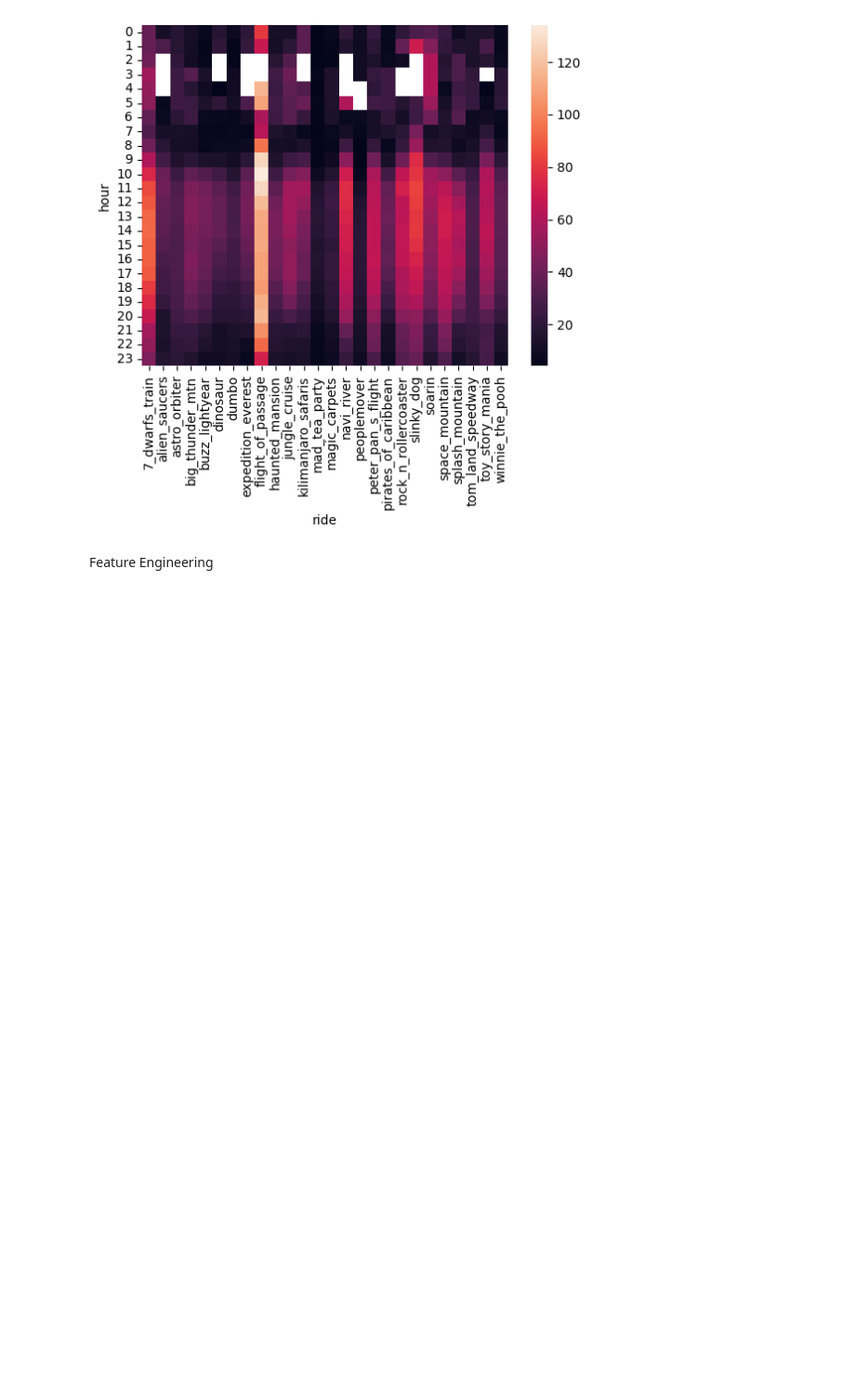
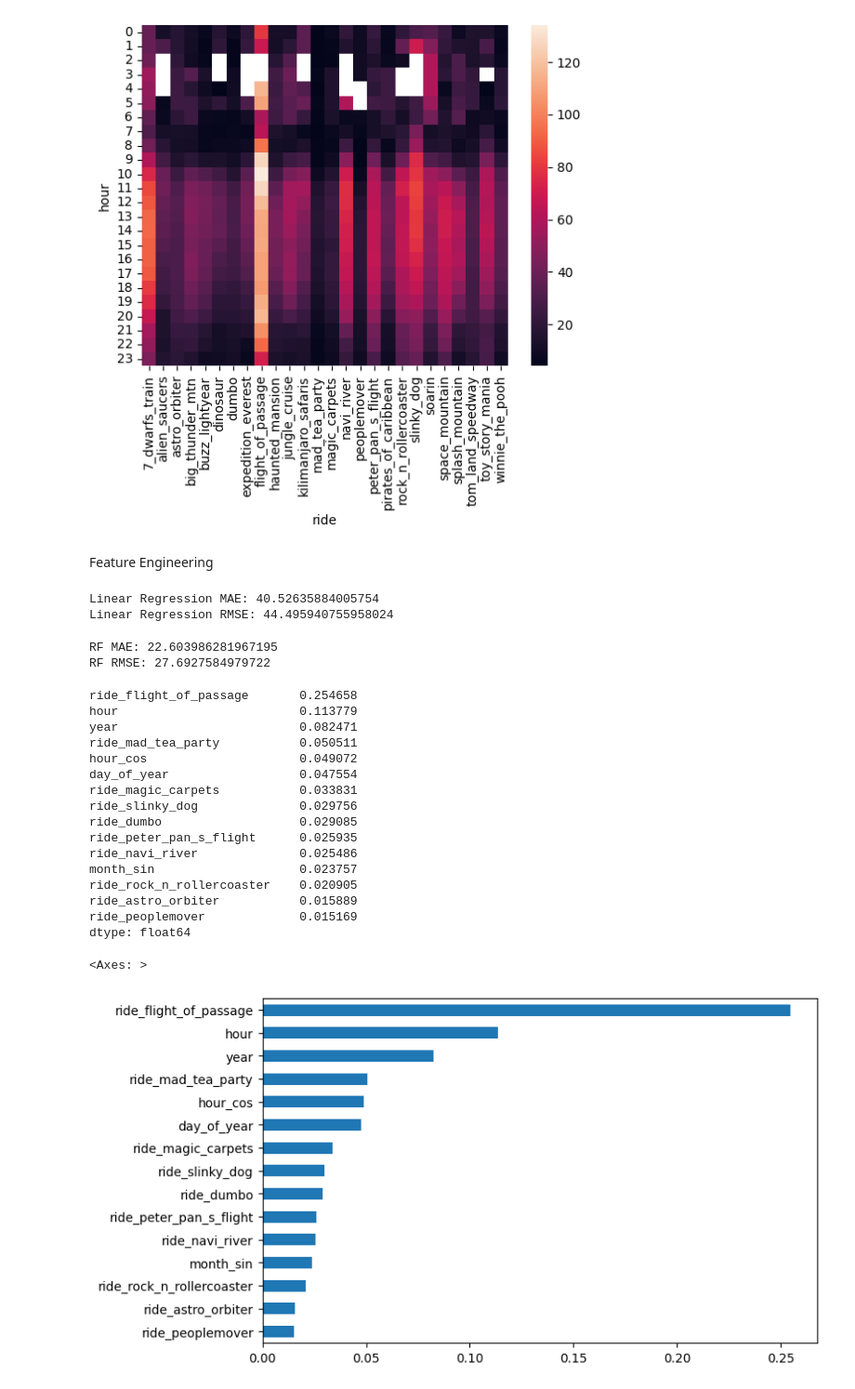
Before and after one commit to brittneychan/disneypred, a Jupyter notebook: notebooks/dataset.ipynb, the cells around one changed output. Shown at 93% size. Drawn from its saved outputs; the diff is of its cells as text; code cells hidden in the pictures; blank space fills up the shorter version.

```diff
--- a/notebooks/dataset.ipynb
+++ b/notebooks/dataset.ipynb
@@ -440,15 +476,71 @@ fin['hour_cos'] = np.cos(2*np.pi*fin['hour']/24)
 # %%
 from sklearn.linear_model import LinearRegression
 from sklearn.metrics import mean_absolute_error, mean_squared_error
-import numpy as np
 
 model = LinearRegression()
 model.fit(X_train, y_train)
 
 preds = model.predict(X_test)
 
-mae = mean_absolute_error(y_test, preds)
-rmse = np.sqrt(mean_squared_error(y_test, preds))
+linearmae = mean_absolute_error(y_test, preds)
+linearrmse = np.sqrt(mean_squared_error(y_test, preds))
 
-print("MAE:", mae)
-print("RMSE:", rmse)
+print("Linear Regression MAE:", linearmae)
+print("Linear Regression RMSE:", linearrmse)
+# %% [output]
+Linear Regression MAE: 40.52635884005754
+Linear Regression RMSE: 44.495940755958024
+# %%
+from sklearn.ensemble import RandomForestRegressor
+from sklearn.metrics import mean_absolute_error, mean_squared_error
+
+rf = RandomForestRegressor(
+    n_estimators=200,
+    max_depth=20,
+    min_samples_leaf=5,
+    random_state=42,
+    n_jobs=-1
+)
+
+rf.fit(X_train, y_train)
+
+preds = rf.predict(X_test)
+
+rfmae = mean_absolute_error(y_test, preds)
+rfrmse = np.sqrt(mean_squared_error(y_test, preds))
+
+print("RF MAE:", rfmae)
+print("RF RMSE:", rfrmse)
+# %% [output]
+RF MAE: 22.603986281967195
+RF RMSE: 27.6927584979722
+# %%
+importance = pd.Series(
+    rf.feature_importances_,
+    index=X_train.columns
+).sort_values(ascending=False)
+
+print(importance.head(15))
+importance.head(15).sort_values().plot(
+    kind='barh',
+    figsize=(8,5)
+)
+# %% [output]
+ride_flight_of_passage       0.254658
+hour                         0.113779
+year                         0.082471
+ride_mad_tea_party           0.050511
+hour_cos                     0.049072
+day_of_year                  0.047554
+ride_magic_carpets           0.033831
+ride_slinky_dog              0.029756
+ride_dumbo                   0.029085
+ride_peter_pan_s_flight      0.025935
+ride_navi_river              0.025486
+month_sin                    0.023757
+ride_rock_n_rollercoaster    0.020905
+ride_astro_orbiter           0.015889
+ride_peoplemover             0.015169
+dtype: float64
+<Axes: >
+[figure, added]
```
Also changed, not shown: parts of 13 cells of this notebook.
